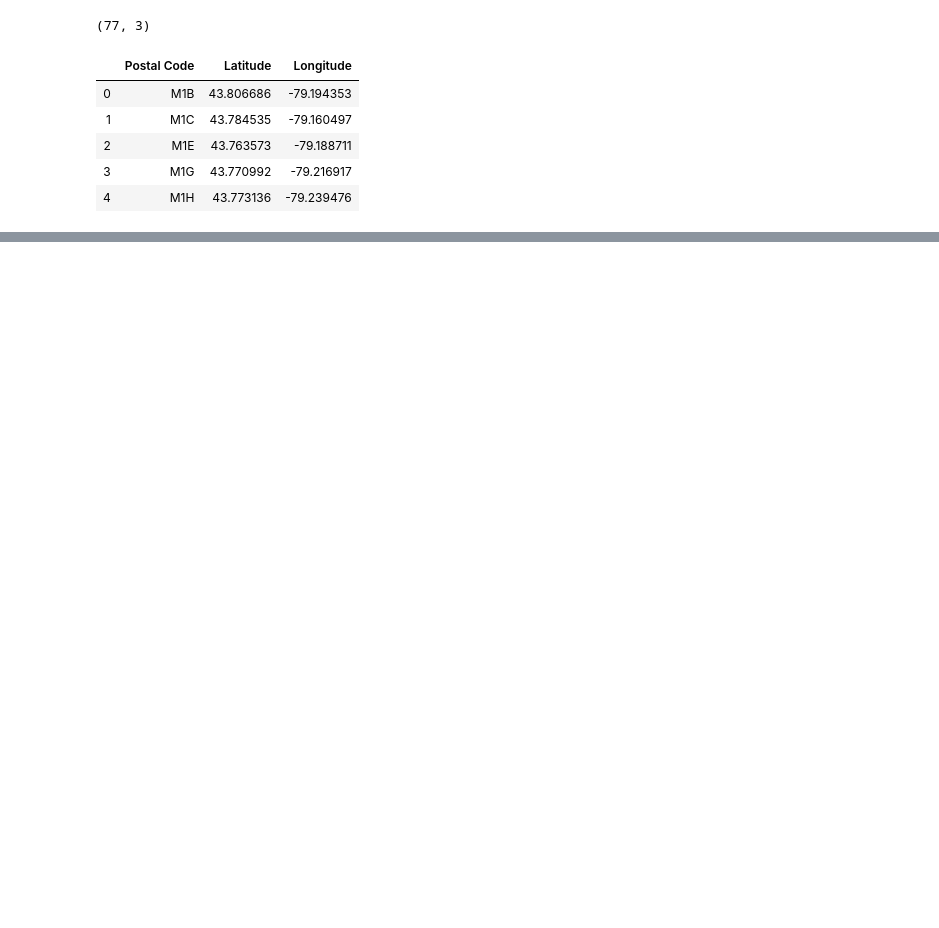
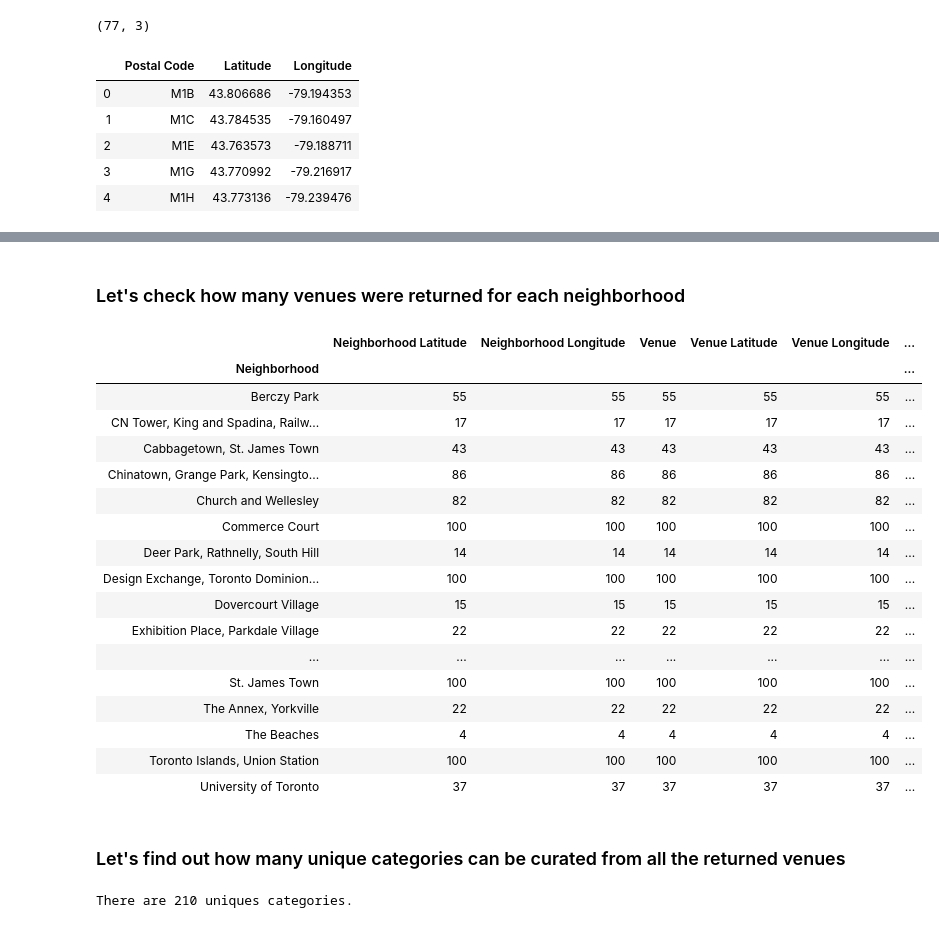
Before and after one commit to hindlfq/Coursera_Capstone, a Jupyter notebook: Toronto_Clustering.ipynb, the cells around one changed output, grey strips where cells are left out. Saved outputs shown, nothing was run; the diff lists cells and outputs as text; code cells hidden in the pictures; blank space fills up the shorter version.

```diff
--- a/Toronto_Clustering.ipynb
+++ b/Toronto_Clustering.ipynb
@@ -153,0 +239,18 @@ df3
+# %%
+# create map of TORONTO using latitude and longitude values above:
+map_toronto = folium.Map(location=[latitude, longitude], zoom_start=11)
+
+# add markers to map
+for lat, lng, label in zip(toronto_data['Latitude'], toronto_data['Longitude'], toronto_data['Neighbourhood']):
+    label = folium.Popup(label, parse_html=True)
+    folium.CircleMarker(
+        [lat, lng],
+        radius=5,
+        popup=label,
+        color='blue',
+        fill=True,
+        fill_color='#3186cc',
+        fill_opacity=0.7,
+        parse_html=False).add_to(map_toronto)
+
+map_toronto
@@ -153,0 +357,29 @@ df3
+# %% [markdown]
+### Let's check how many venues were returned for each neighborhood
+# %%
+toronto_venues.groupby('Neighborhood').count()
+# %% [output]
+|  | Neighborhood Latitude | Neighborhood Longitude | Venue | Venue Latitude | Venue Longitude | ... |
+| Neighborhood |  |  |  |  |  | ... |
+| Berczy Park | 55 | 55 | 55 | 55 | 55 | ... |
+| CN Tower, King and Spadina, Railw... | 17 | 17 | 17 | 17 | 17 | ... |
+| Cabbagetown, St. James Town | 43 | 43 | 43 | 43 | 43 | ... |
+| Chinatown, Grange Park, Kensingto... | 86 | 86 | 86 | 86 | 86 | ... |
+| Church and Wellesley | 82 | 82 | 82 | 82 | 82 | ... |
+| Commerce Court | 100 | 100 | 100 | 100 | 100 | ... |
+| Deer Park, Rathnelly, South Hill | 14 | 14 | 14 | 14 | 14 | ... |
+| Design Exchange, Toronto Dominion... | 100 | 100 | 100 | 100 | 100 | ... |
+| Dovercourt Village | 15 | 15 | 15 | 15 | 15 | ... |
+| Exhibition Place, Parkdale Village | 22 | 22 | 22 | 22 | 22 | ... |
+| ... | ... | ... | ... | ... | ... | ... |
+| St. James Town | 100 | 100 | 100 | 100 | 100 | ... |
+| The Annex, Yorkville | 22 | 22 | 22 | 22 | 22 | ... |
+| The Beaches | 4 | 4 | 4 | 4 | 4 | ... |
+| Toronto Islands, Union Station | 100 | 100 | 100 | 100 | 100 | ... |
+| University of Toronto | 37 | 37 | 37 | 37 | 37 | ... |
+# %% [markdown]
+### Let's find out how many unique categories can be curated from all the returned venues
+# %%
+print('There are {} uniques categories.'.format(len(toronto_venues['Venue Category'].unique())))
+# %% [output]
+There are 210 uniques categories.
```
Also changed, not shown: parts of 43 cells of this notebook, 1 other file.
